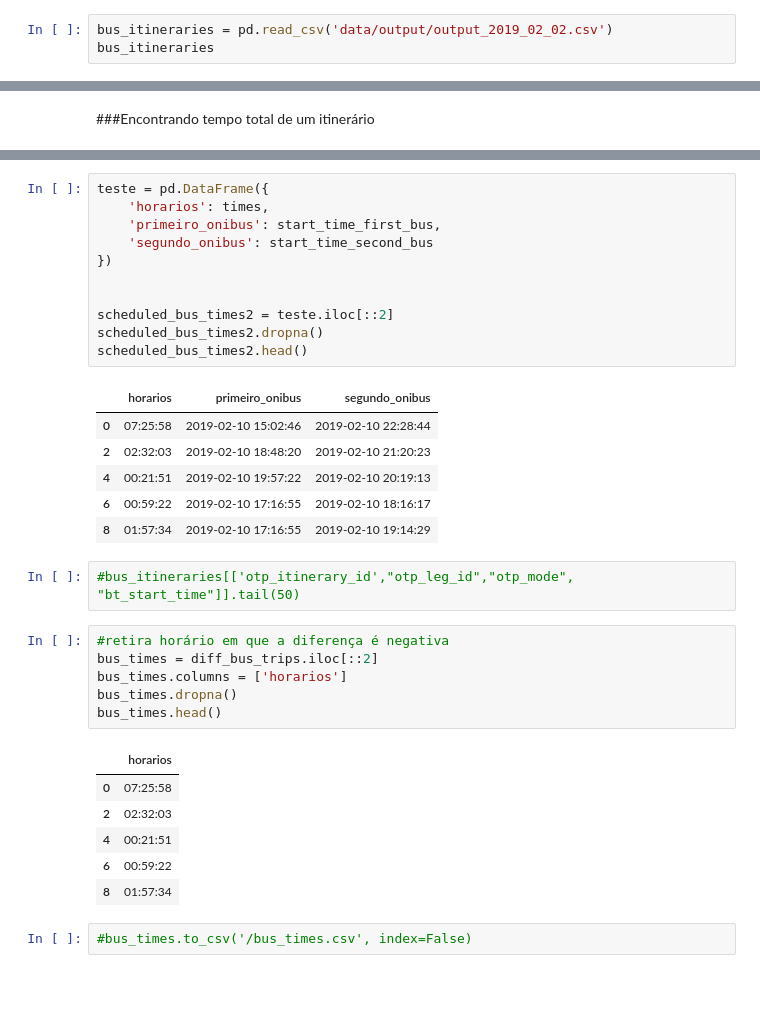
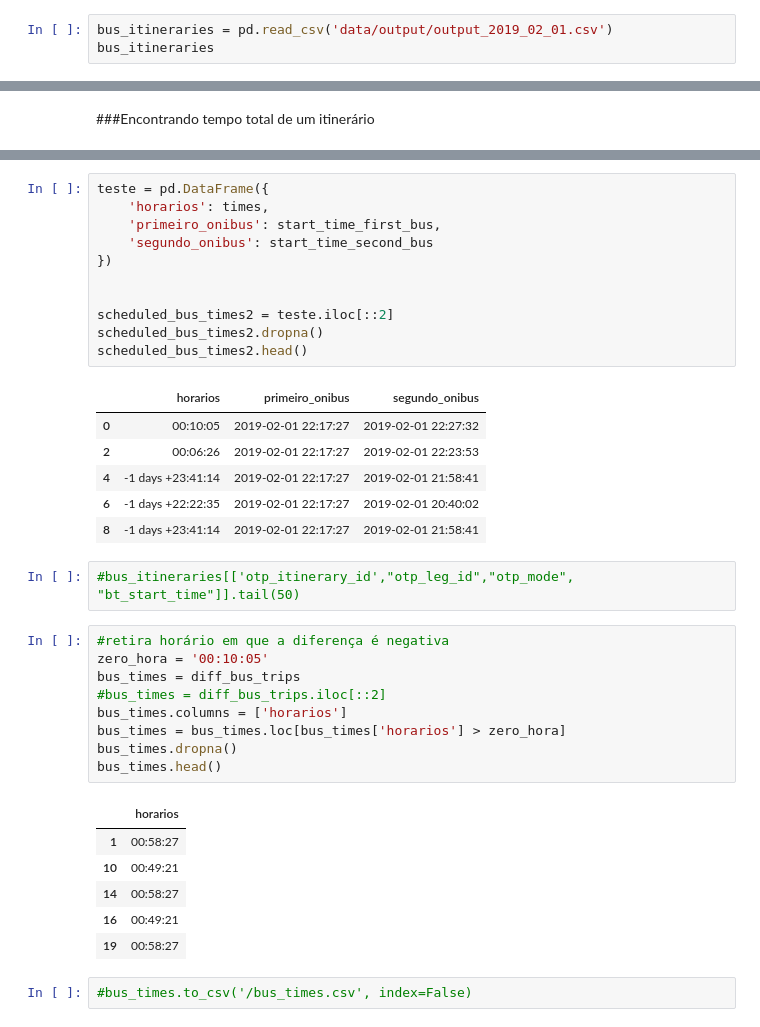
Before and after one commit to andrezaraquel/TransferTimeAnalysisCG, a Jupyter notebook: workspace/python/people-paths/trips-destination-inference/data_bus_visualization.ipynb, the cells around one changed output, grey strips where cells are left out. Saved outputs shown, nothing was run; the diff lists cells and outputs as text; blank space fills up the shorter version.

Commit message:
Dataviz for bus' trips

```diff
--- a/workspace/python/people-paths/trips-destination-inference/data_bus_visualization.ipynb
+++ b/workspace/python/people-paths/trips-destination-inference/data_bus_visualization.ipynb
@@ -34,7 +34,7 @@ import numpy as np
 # %% [markdown]
 Importação de arquivo csv e visualização das principais colunas
 # %%
-bus_itineraries = pd.read_csv('data/output/output_2019_02_02.csv')
+bus_itineraries = pd.read_csv('data/output/output_2019_02_01.csv')
 bus_itineraries
 # %% [output]
 |  | otp_user_trip_id | otp_itinerary_id | otp_leg_id | otp_mode | otp_route | bt_bus_code | bt_trip_num | ... |
@@ -260,26 +259,29 @@ scheduled_bus_times2.dropna()
 scheduled_bus_times2.head()
 # %% [output]
 |  | horarios | primeiro_onibus | segundo_onibus |
-| 0 | 07:25:58 | 2019-02-10 15:02:46 | 2019-02-10 22:28:44 |
-| 2 | 02:32:03 | 2019-02-10 18:48:20 | 2019-02-10 21:20:23 |
-| 4 | 00:21:51 | 2019-02-10 19:57:22 | 2019-02-10 20:19:13 |
-| 6 | 00:59:22 | 2019-02-10 17:16:55 | 2019-02-10 18:16:17 |
-| 8 | 01:57:34 | 2019-02-10 17:16:55 | 2019-02-10 19:14:29 |
+| 0 | 00:10:05 | 2019-02-01 22:17:27 | 2019-02-01 22:27:32 |
+| 2 | 00:06:26 | 2019-02-01 22:17:27 | 2019-02-01 22:23:53 |
+| 4 | -1 days +23:41:14 | 2019-02-01 22:17:27 | 2019-02-01 21:58:41 |
+| 6 | -1 days +22:22:35 | 2019-02-01 22:17:27 | 2019-02-01 20:40:02 |
+| 8 | -1 days +23:41:14 | 2019-02-01 22:17:27 | 2019-02-01 21:58:41 |
 # %%
 #bus_itineraries[['otp_itinerary_id',"otp_leg_id","otp_mode", "bt_start_time"]].tail(50)
 # %%
 #retira horário em que a diferença é negativa
-bus_times = diff_bus_trips.iloc[::2]
+zero_hora = '00:10:05'
+bus_times = diff_bus_trips
+#bus_times = diff_bus_trips.iloc[::2]
 bus_times.columns = ['horarios']
+bus_times = bus_times.loc[bus_times['horarios'] > zero_hora]
 bus_times.dropna()
 bus_times.head()
 # %% [output]
 |  | horarios |
-| 0 | 07:25:58 |
-| 2 | 02:32:03 |
-| 4 | 00:21:51 |
-| 6 | 00:59:22 |
-| 8 | 01:57:34 |
+| 1 | 00:58:27 |
+| 10 | 00:49:21 |
+| 14 | 00:58:27 |
+| 16 | 00:49:21 |
+| 19 | 00:58:27 |
 # %%
 #bus_times.to_csv('/bus_times.csv', index=False)
 # %%
```
Also changed, not shown: parts of 20 cells of this notebook.
